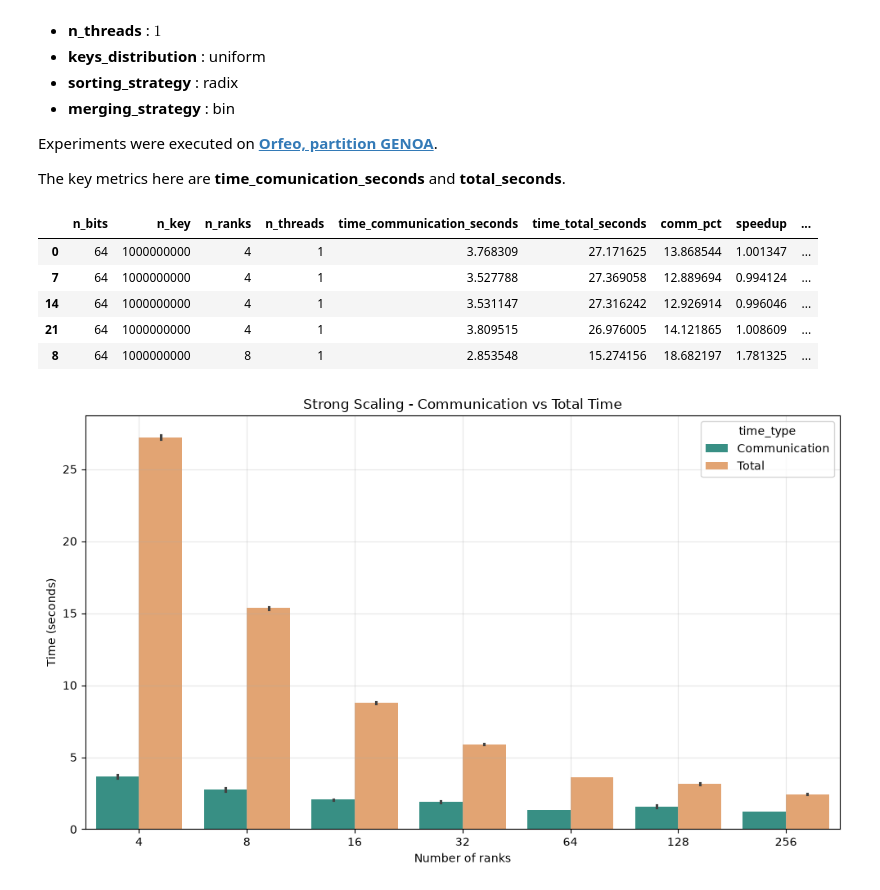
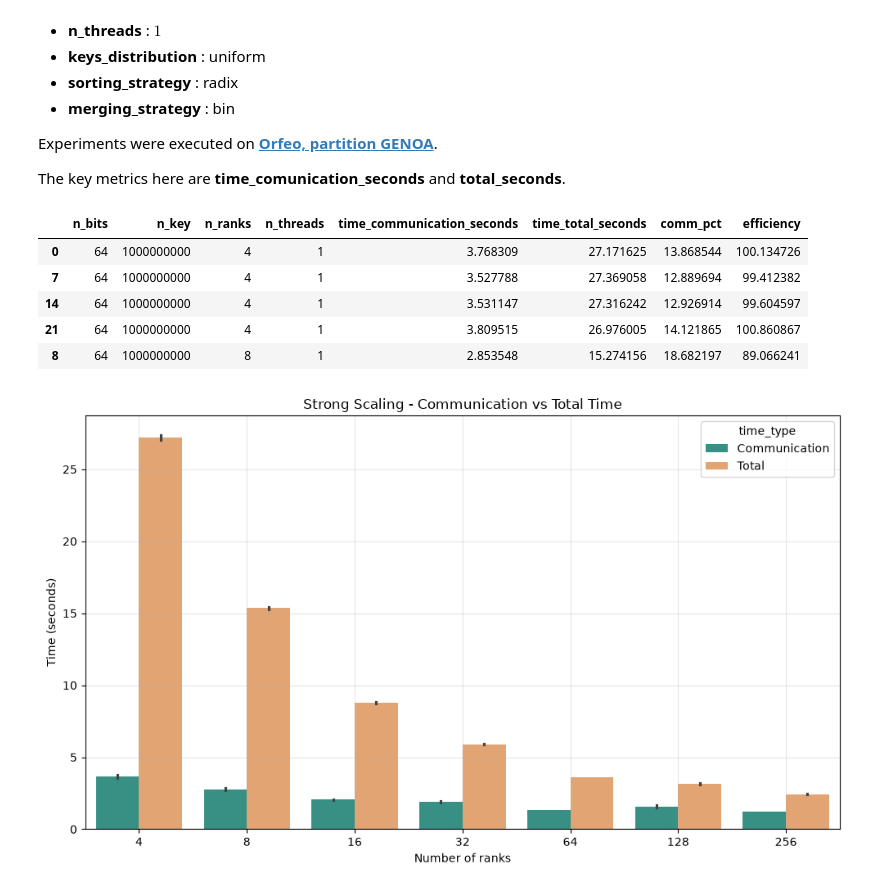
Before and after one commit to frekkoz3/Parallel-Sample-Sort, a Jupyter notebook: Script/strong_scaling.ipynb, the cells around one changed output. Drawn from its saved outputs; the diff is of its cells as text; code cells hidden in the pictures.

Commit message:
Fixed an error in the strong scaling notebook

```diff
--- a/Script/strong_scaling.ipynb
+++ b/Script/strong_scaling.ipynb
@@ -23,22 +23,32 @@ import seaborn as sns
 # %%
 results = pd.read_csv("../Parallel/results/strong_scaling.csv")
 results = results[
     [
         "n_bits",
         "n_key",
         "n_ranks",
         "n_threads",
         "time_communication_seconds",
         "time_total_seconds",
     ]
 ].sort_values("n_ranks")
+
+results["comm_pct"] = (
+    results["time_communication_seconds"] / results["time_total_seconds"]
+) * 100
+
+t4_strong = results.loc[results["n_ranks"] == 4, "time_total_seconds"].mean()
+results["efficiency"] = (4*t4_strong / (results["time_total_seconds"] * results["n_ranks"])) * 100
+
+ranks = results["n_ranks"].unique()
+results.head()
 # %% [output]
-|  | n_bits | n_key | n_ranks | n_threads | time_communication_seconds | time_total_seconds | comm_pct | speedup | ... |
-| 0 | 64 | 1000000000 | 4 | 1 | 3.768309 | 27.171625 | 13.868544 | 1.001347 | ... |
-| 7 | 64 | 1000000000 | 4 | 1 | 3.527788 | 27.369058 | 12.889694 | 0.994124 | ... |
-| 14 | 64 | 1000000000 | 4 | 1 | 3.531147 | 27.316242 | 12.926914 | 0.996046 | ... |
-| 21 | 64 | 1000000000 | 4 | 1 | 3.809515 | 26.976005 | 14.121865 | 1.008609 | ... |
-| 8 | 64 | 1000000000 | 8 | 1 | 2.853548 | 15.274156 | 18.682197 | 1.781325 | ... |
+|  | n_bits | n_key | n_ranks | n_threads | time_communication_seconds | time_total_seconds | comm_pct | efficiency |
+| 0 | 64 | 1000000000 | 4 | 1 | 3.768309 | 27.171625 | 13.868544 | 100.134726 |
+| 7 | 64 | 1000000000 | 4 | 1 | 3.527788 | 27.369058 | 12.889694 | 99.412382 |
+| 14 | 64 | 1000000000 | 4 | 1 | 3.531147 | 27.316242 | 12.926914 | 99.604597 |
+| 21 | 64 | 1000000000 | 4 | 1 | 3.809515 | 26.976005 | 14.121865 | 100.860867 |
+| 8 | 64 | 1000000000 | 8 | 1 | 2.853548 | 15.274156 | 18.682197 | 89.066241 |
 # %%
 plot_data = results.melt(
     id_vars=["n_bits", "n_key", "n_ranks", "n_threads"],
```
